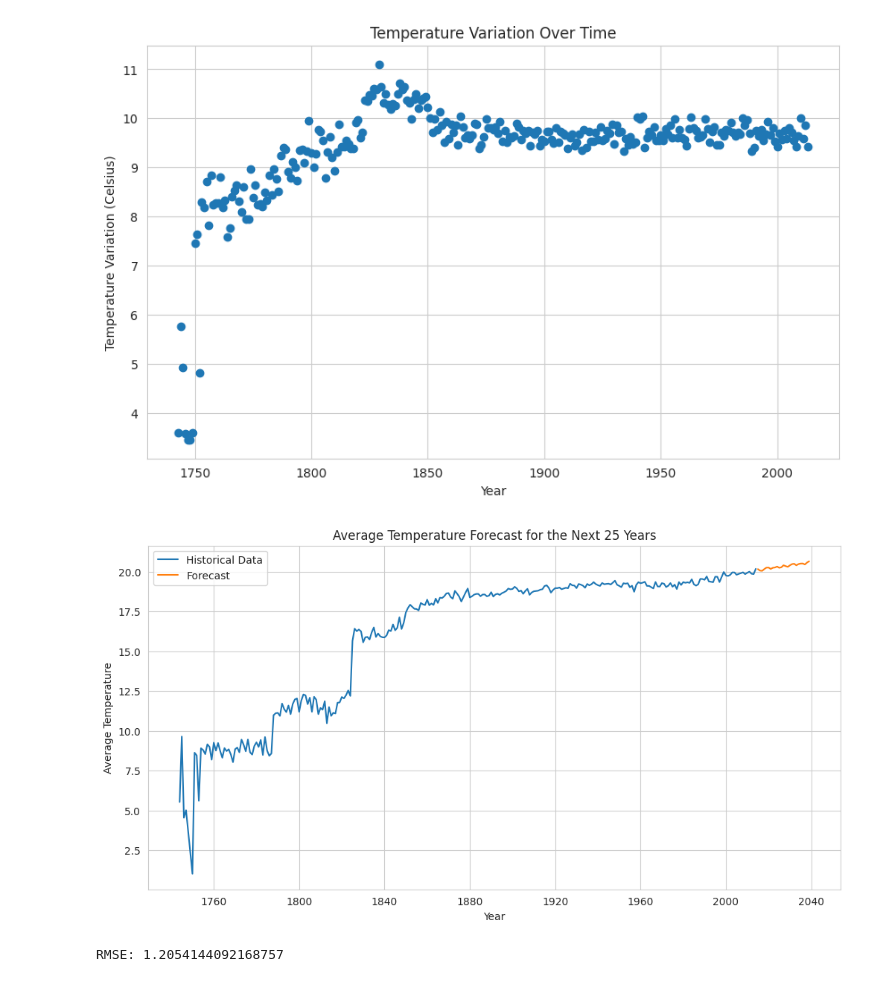
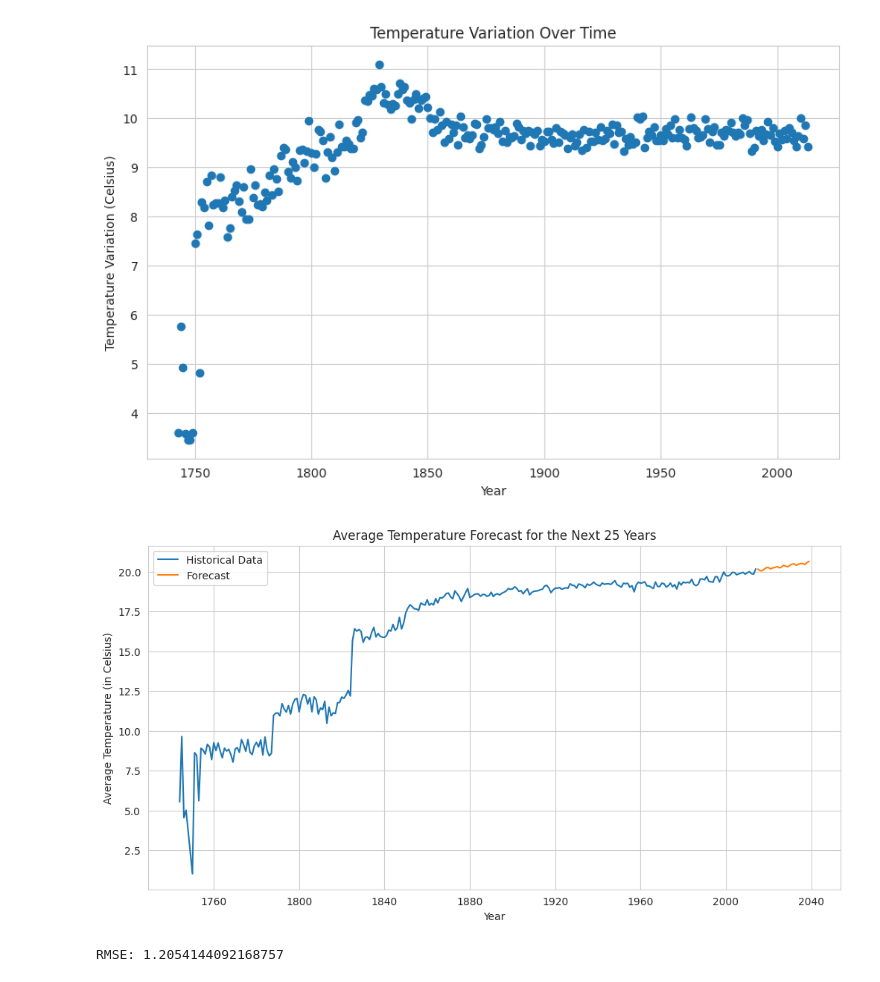
Before and after one commit to Siddarthan999/DS-MINI-PROJECT, a Jupyter notebook: DS_MP2_(IMP).ipynb, the cells around one changed output. Saved outputs shown, nothing was run; the diff lists cells and outputs as text; code cells hidden in the pictures.

```diff
--- a/DS_MP2_(IMP).ipynb
+++ b/DS_MP2_(IMP).ipynb
@@ -261,33 +261,33 @@ data_encoded = data_encoded.resample('Y').mean()  # Resample data to yearly aver
 data_encoded = data_encoded['1743':'2013']  # Filter data up to 2013
 
 # Drop rows with missing values
 data_encoded.dropna(inplace=True)
 
 # Train the SARIMA model
 model = SARIMAX(data_encoded['AverageTemperature'], order=(1, 1, 1), seasonal_order=(1, 1, 1, 12))
 model_fit = model.fit()
 
 # Make predictions for the historical data
 historical_predictions = model_fit.predict(start=data_encoded.index[0], end=data_encoded.index[-1])
 
 # Calculate the root mean squared error (RMSE)
 rmse = mean_squared_error(data_encoded['AverageTemperature'], historical_predictions, squared=False)
 
 # Make predictions for the next 25 years
 future_dates = pd.date_range(start='2014-01-01', periods=25, freq='Y')
 forecast = model_fit.predict(start=len(data_encoded), end=len(data_encoded) + 24)
 
 # Plot the historical data and forecast
 plt.figure(figsize=(12, 6))
 plt.plot(data_encoded.index, data_encoded['AverageTemperature'], label='Historical Data')
 plt.plot(future_dates, forecast, label='Forecast')
 plt.xlabel('Year')
-plt.ylabel('Average Temperature')
+plt.ylabel('Average Temperature (in Celsius)')
 plt.title('Average Temperature Forecast for the Next 25 Years')
 plt.legend()
 plt.show()
 
 print(f"RMSE: {rmse}")
 # %% [output]
-[figure, old version]
+[figure, new version]
 RMSE: 1.2054144092168757
```
